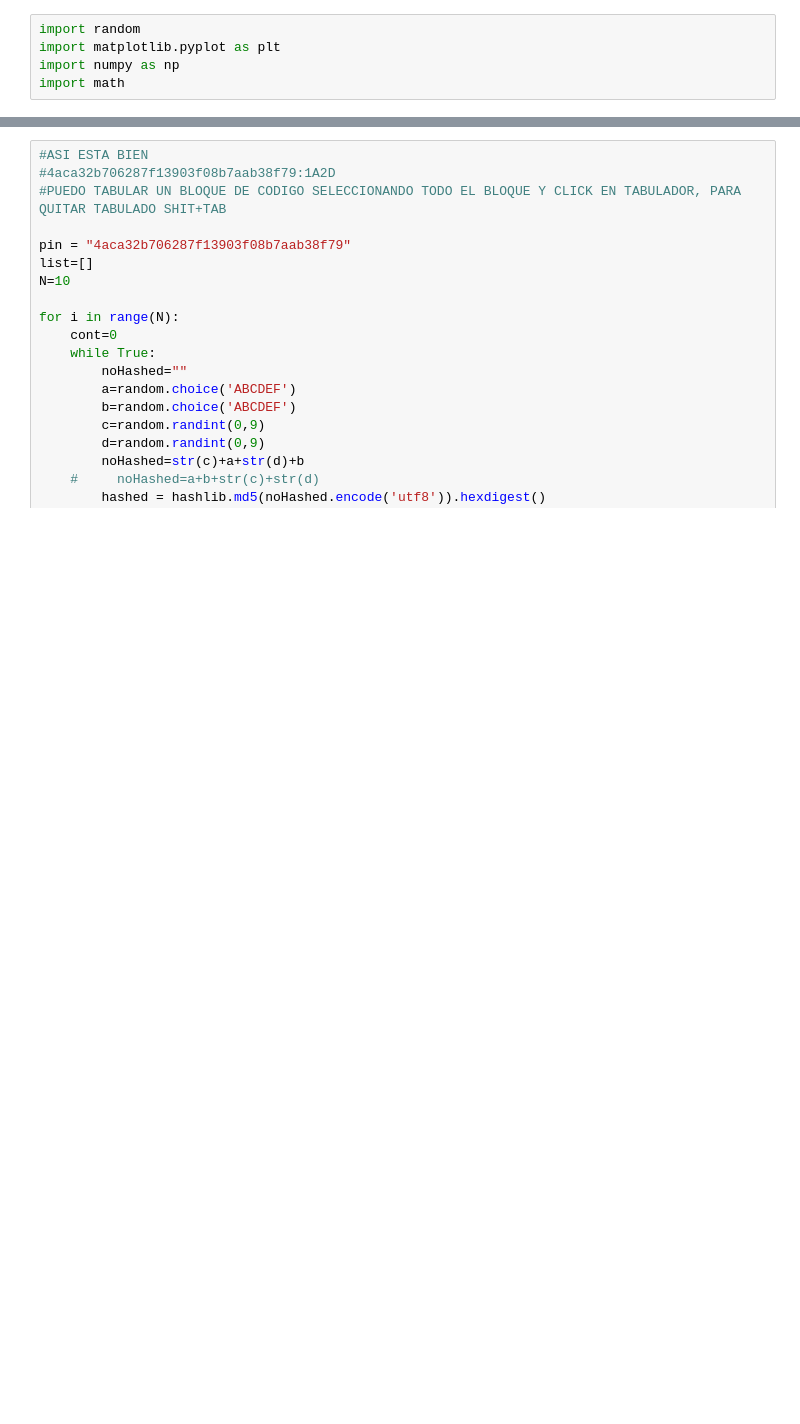
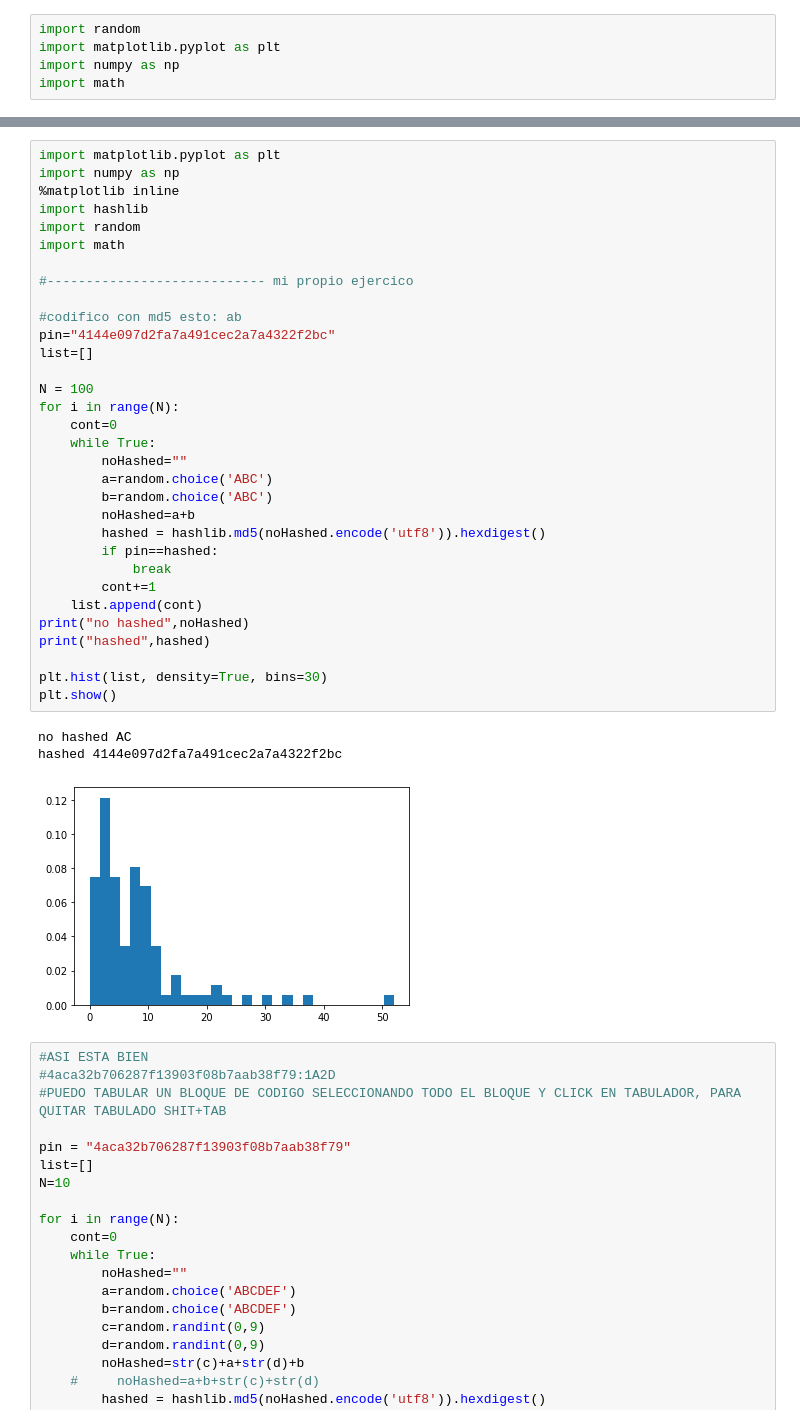
Before and after one commit to MelvinGuaygua/Python-projects, a Jupyter notebook: 08_random/Prueba 1.ipynb, the cells around one changed output, grey strips where cells are left out. Drawn from its saved outputs; the diff is of its cells as text; blank space fills up the shorter version.

```diff
--- a/08_random/Prueba 1.ipynb
+++ b/08_random/Prueba 1.ipynb
@@ -97,3 +40,39 @@ print(h3.hexdigest())
+# %%
+import matplotlib.pyplot as plt
+import numpy as np
+%matplotlib inline
+import hashlib
+import random
+import math
+
+#---------------------------- mi propio ejercico
+
+#codifico con md5 esto: ab
+pin="4144e097d2fa7a491cec2a7a4322f2bc"
+list=[]
+
+N = 100
+for i in range(N):
+    cont=0
+    while True:
+        noHashed=""
+        a=random.choice('ABC')
+        b=random.choice('ABC')
+        noHashed=a+b
+        hashed = hashlib.md5(noHashed.encode('utf8')).hexdigest()
+        if pin==hashed:
+            break
+        cont+=1
+    list.append(cont)
+print("no hashed",noHashed)
+print("hashed",hashed)
+
+plt.hist(list, density=True, bins=30)
+plt.show()
+# %% [output]
+no hashed AC
+hashed 4144e097d2fa7a491cec2a7a4322f2bc
+[figure, added]
 # %%
 #ASI ESTA BIEN
 #4aca32b706287f13903f08b7aab38f79:1A2D
```
Also changed, not shown: parts of 4 cells of this notebook, 15 other files.
